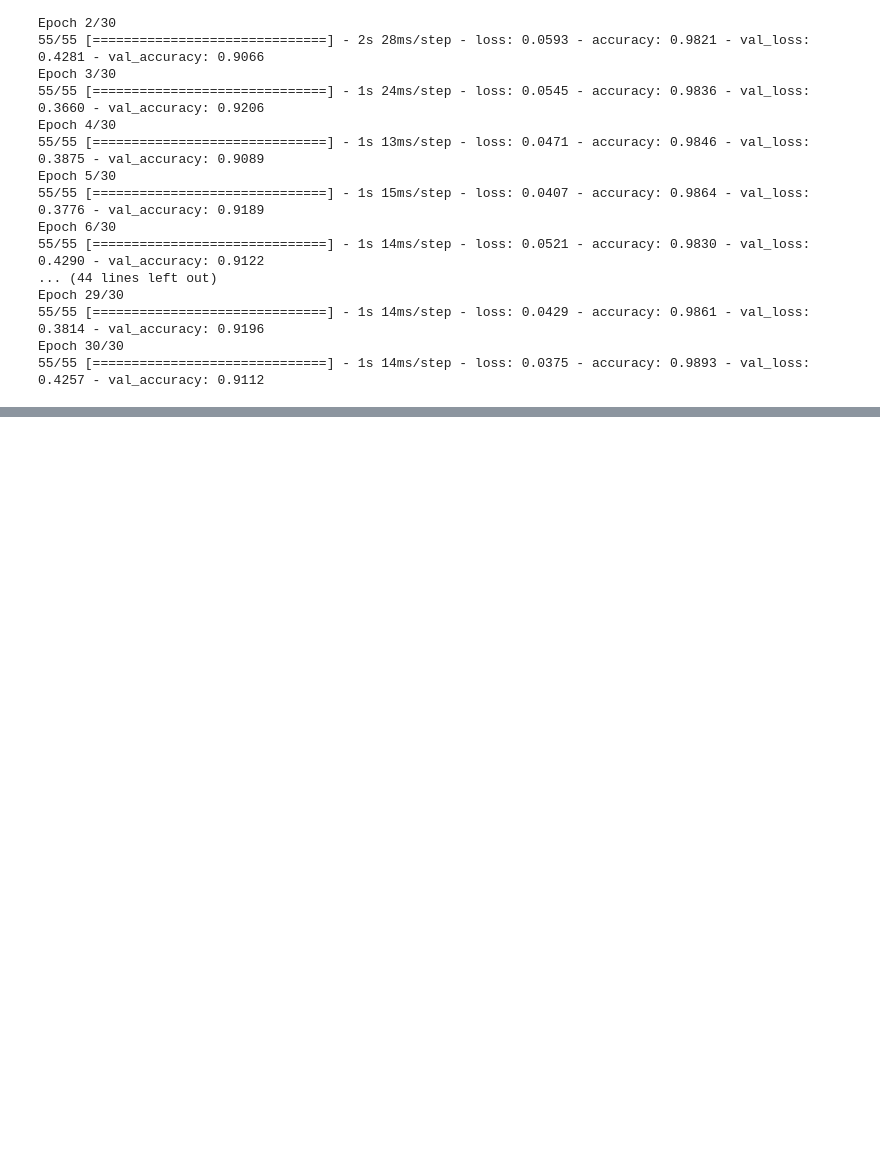
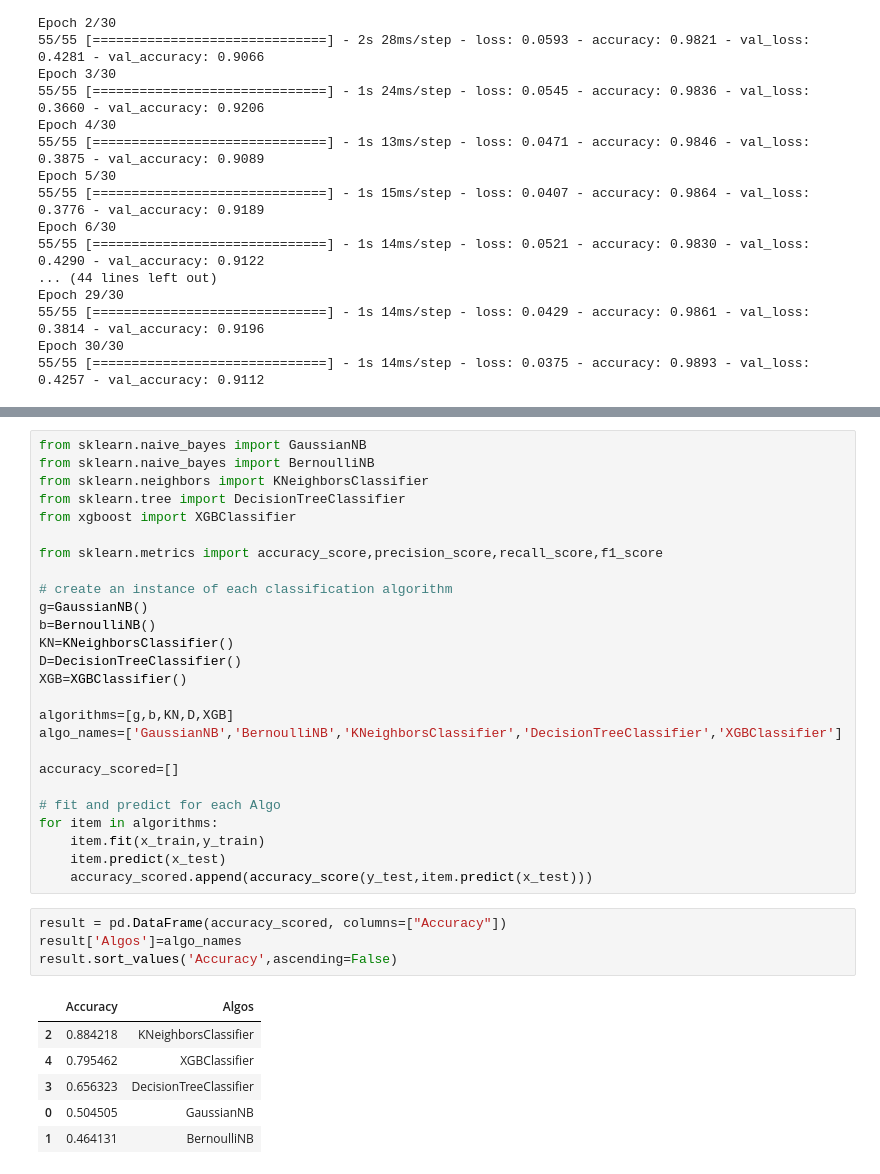
Before and after one commit to devshah21/Music-Genre-Classifier, a Jupyter notebook: Music_genre_classifier.ipynb, the cells around one changed output, grey strips where cells are left out. Drawn from its saved outputs; the diff is of its cells as text; blank space fills up the shorter version.

Commit message:
completed model with training and testing & compared with other algorithms

```diff
--- a/Music_genre_classifier.ipynb
+++ b/Music_genre_classifier.ipynb
@@ -335,0 +347,37 @@ Epoch 30/30
+# %%
+from sklearn.naive_bayes import GaussianNB
+from sklearn.naive_bayes import BernoulliNB
+from sklearn.neighbors import KNeighborsClassifier
+from sklearn.tree import DecisionTreeClassifier
+from xgboost import XGBClassifier
+
+from sklearn.metrics import accuracy_score,precision_score,recall_score,f1_score
+
+# create an instance of each classification algorithm
+g=GaussianNB()
+b=BernoulliNB()
+KN=KNeighborsClassifier()
+D=DecisionTreeClassifier()
+XGB=XGBClassifier()
+
+algorithms=[g,b,KN,D,XGB]
+algo_names=['GaussianNB','BernoulliNB','KNeighborsClassifier','DecisionTreeClassifier','XGBClassifier']
+
+accuracy_scored=[]
+
+# fit and predict for each Algo
+for item in algorithms:
+    item.fit(x_train,y_train)
+    item.predict(x_test)
+    accuracy_scored.append(accuracy_score(y_test,item.predict(x_test)))
+# %%
+result = pd.DataFrame(accuracy_scored, columns=["Accuracy"])
+result['Algos']=algo_names
+result.sort_values('Accuracy',ascending=False)
+# %% [output]
+|  | Accuracy | Algos |
+| 2 | 0.884218 | KNeighborsClassifier |
+| 4 | 0.795462 | XGBClassifier |
+| 3 | 0.656323 | DecisionTreeClassifier |
+| 0 | 0.504505 | GaussianNB |
+| 1 | 0.464131 | BernoulliNB |
```
Also changed, not shown: parts of 2 cells of this notebook.
